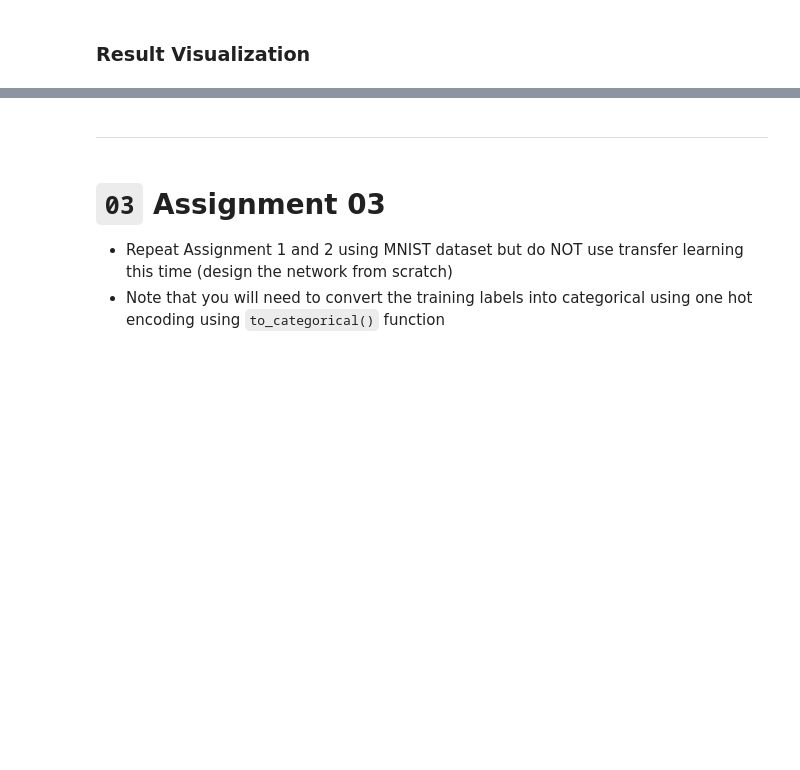
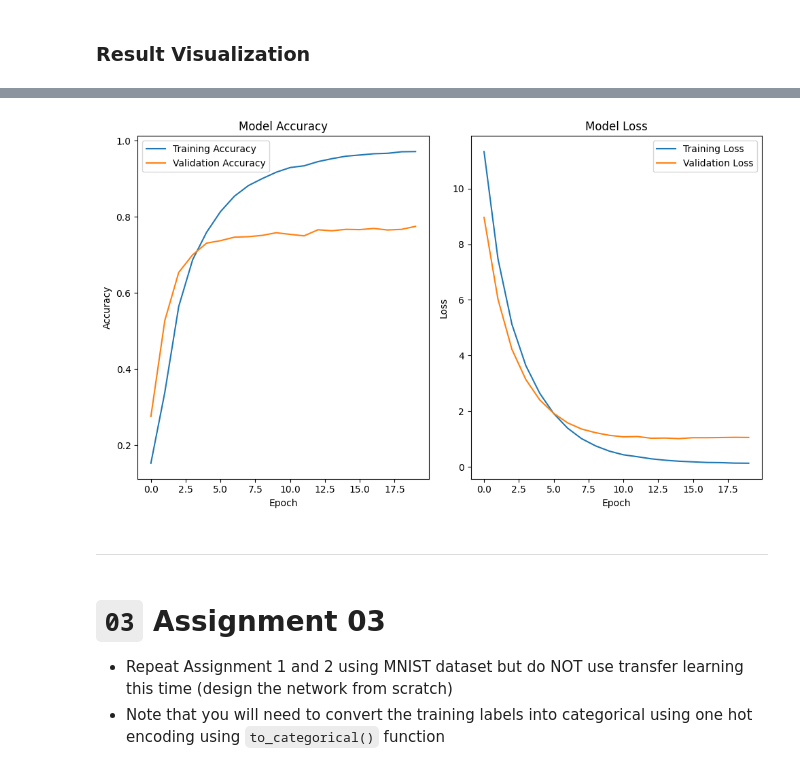
Before and after one commit to IsraaAbdelghany9/Deep_Learning_projects, a Jupyter notebook: DL_Models_on_CIFAR-10_&_MNIST/DL_Models_on_CIFAR-10_&_MNIST.ipynb, the cells around one changed output, grey strips where cells are left out. Cells and saved outputs as stored; diff of their text form; code cells hidden in the pictures; blank space fills up the shorter version.

```diff
--- a/DL_Models_on_CIFAR-10_&_MNIST/DL_Models_on_CIFAR-10_&_MNIST.ipynb
+++ b/DL_Models_on_CIFAR-10_&_MNIST/DL_Models_on_CIFAR-10_&_MNIST.ipynb
@@ -320,0 +445,19 @@ Epoch 50/50
+# %%
+# Build the model
+model = Sequential()
+model.add(pre_trained)
+model.add(Flatten())
+model.add(Dense(512, kernel_regularizer=keras.regularizers.l2(0.01)))
+model.add(BatchNormalization())
+model.add(Activation('relu'))
+model.add(Dropout(0.5))
+model.add(Dense(256, kernel_regularizer=keras.regularizers.l2(0.01)))
+model.add(BatchNormalization())
+model.add(Activation('relu'))
+model.add(Dropout(0.5))
+model.add(Dense(NUM_CLASSES, activation='softmax'))
+
+# Compile the model with a smaller learning rate
+model.compile(optimizer=keras.optimizers.Adam(learning_rate=LEARNING_RATE * 0.1), loss='categorical_crossentropy', metrics=['accuracy'])
+
+model.summary()
@@ -320,0 +486,2 @@ Epoch 50/50
+# %%
+history = model.fit(X_train, y_train, epochs=EPOCHS, batch_size=BATCH_SIZE, validation_data=(X_test, y_test), callbacks=[early_stopping])
@@ -335,3 +585,29 @@ Accuracy for testing: 85.69
+# %%
+# Plot the training and validation accuracy and loss
+plt.figure(figsize=(10, 6))
+
+# Plot accuracy
+plt.subplot(1, 2, 1)
+plt.plot(history.history['accuracy'], label='Training Accuracy')
+plt.plot(history.history['val_accuracy'], label='Validation Accuracy')
+plt.title('Model Accuracy')
+plt.ylabel('Accuracy')
+plt.xlabel('Epoch')
+plt.legend()
+
+# Plot loss
+plt.subplot(1, 2, 2)
+plt.plot(history.history['loss'], label='Training Loss')
+plt.plot(history.history['val_loss'], label='Validation Loss')
+plt.title('Model Loss')
+plt.ylabel('Loss')
+plt.xlabel('Epoch')
+plt.legend()
+
+plt.tight_layout()
+plt.show()
+# %% [output]
+[figure, added]
 # %% [markdown]
 ---
 # %% [markdown]
```
Also changed, not shown: parts of 77 cells of this notebook.
